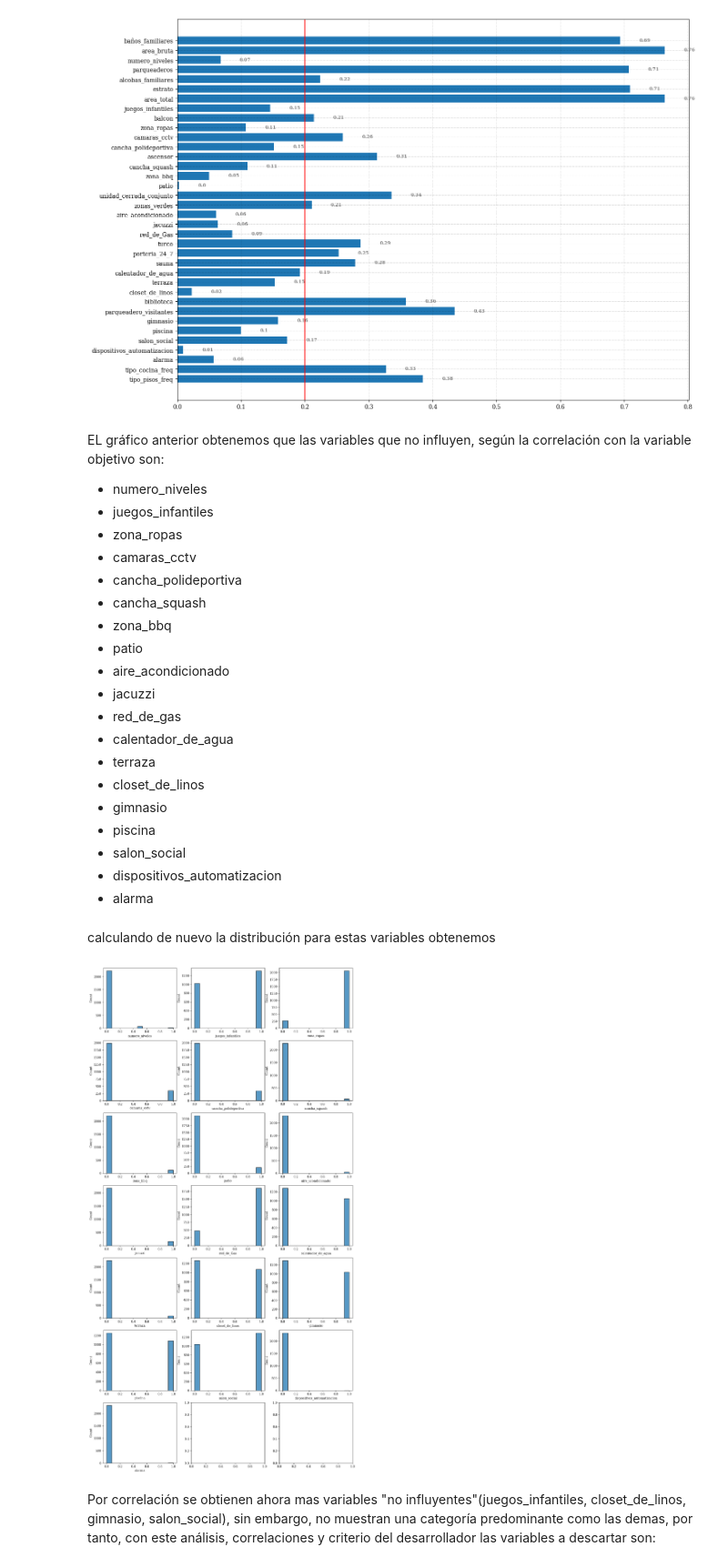
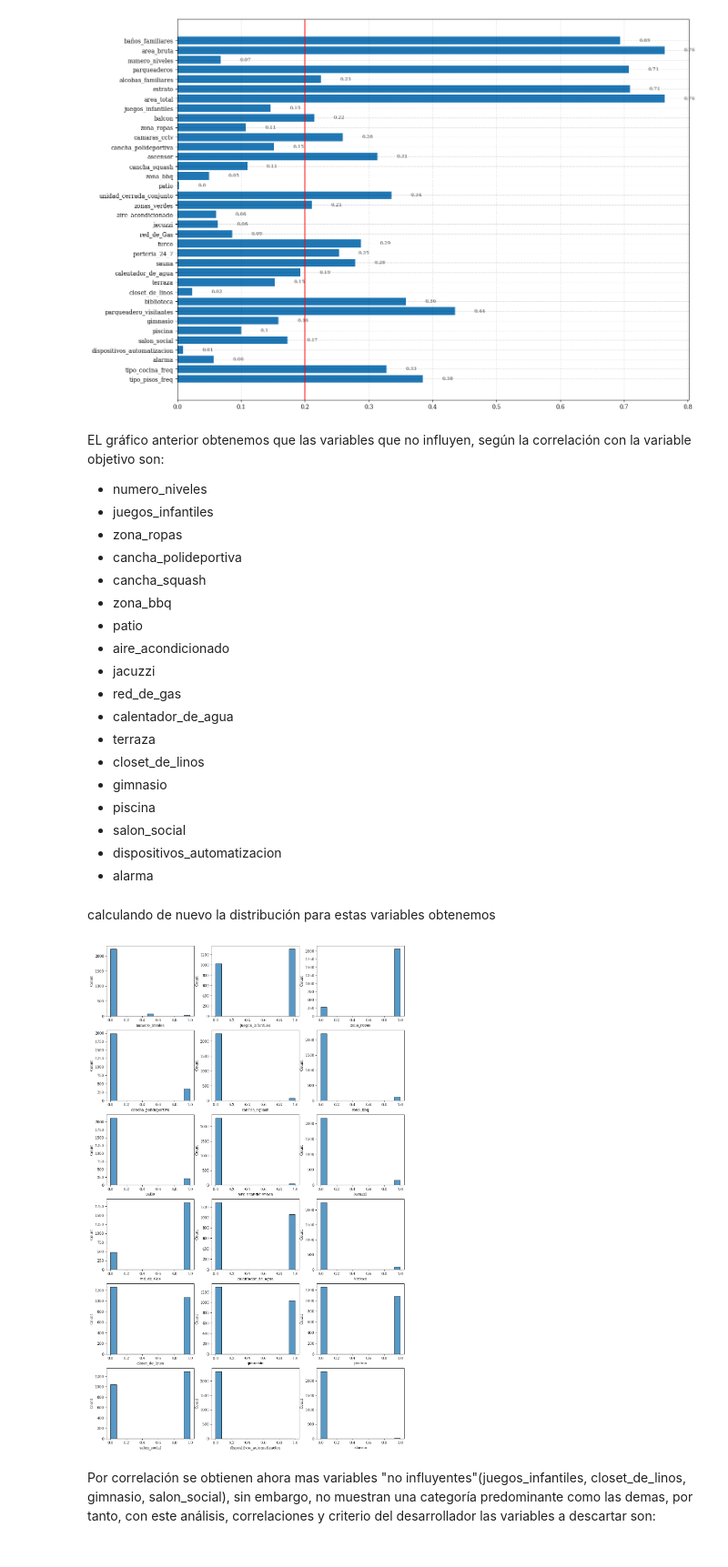
Before and after one commit to wacGitHub07/udea-monografia, a Jupyter notebook: 2_Model/2_Modelo/iteraciones/iteracion_5/iteracion_5_3/interacion_5_3_modelo.ipynb, the cells around one changed output. Shown at 91% size. Cells and saved outputs as stored; diff of their text form; code cells hidden in the pictures.

```diff
--- a/2_Model/2_Modelo/iteraciones/iteracion_5/iteracion_5_3/interacion_5_3_modelo.ipynb
+++ b/2_Model/2_Modelo/iteraciones/iteracion_5/iteracion_5_3/interacion_5_3_modelo.ipynb
@@ -28,7 +28,7 @@ import os
 path = os.getcwd()
 # parent directory
 path = os.path.abspath('../../')
-data_model = pd.read_csv(path + "/iteracion_2/datos_iteracion_sin_out.csv")
+data_model = pd.read_csv(path + "/iteracion_2/datos_iteracion_2.csv")
 data_model.head()
 # %% [output]
 |  | precio | zona | barrio_sector | baños_familiares | area_bruta | numero_niveles | parqueaderos | ... |
@@ -200,7 +200,6 @@ EL gráfico anterior obtenemos que las variables que no influyen, según la corr
 - numero_niveles
 - juegos_infantiles
 - zona_ropas
-- camaras_cctv
 - cancha_polideportiva
 - cancha_squash
 - zona_bbq
@@ -222,7 +221,6 @@ columns_disc_corr = [
     "numero_niveles",
     "juegos_infantiles",
     "zona_ropas",
-    "camaras_cctv",
     "cancha_polideportiva",
     "cancha_squash",
     "zona_bbq",
@@ -242,9 +240,9 @@ columns_disc_corr = [
 # %% [markdown]
 calculando de nuevo la distribución para estas variables obtenemos
 # %%
-graficar_distribcion_vv(X_est, columns_disc_corr, fig_zise=(15,30) ,num_rows=7, num_cols=3)
+graficar_distribcion_vv(X_est, columns_disc_corr, fig_zise=(15,25) ,num_rows=6, num_cols=3)
 # %% [output]
-[figure, old version]
+[figure, new version]
 # %% [markdown]
 Por correlación se obtienen ahora mas variables "no influyentes"(juegos_infantiles, closet_de_linos, gimnasio, salon_social), sin embargo, no muestran una categoría predominante como las demas, por tanto, con este análisis, correlaciones y criterio del desarrollador las variables a descartar son:
 # %%
```
Also changed, not shown: parts of 23 cells of this notebook, 37 other files.
